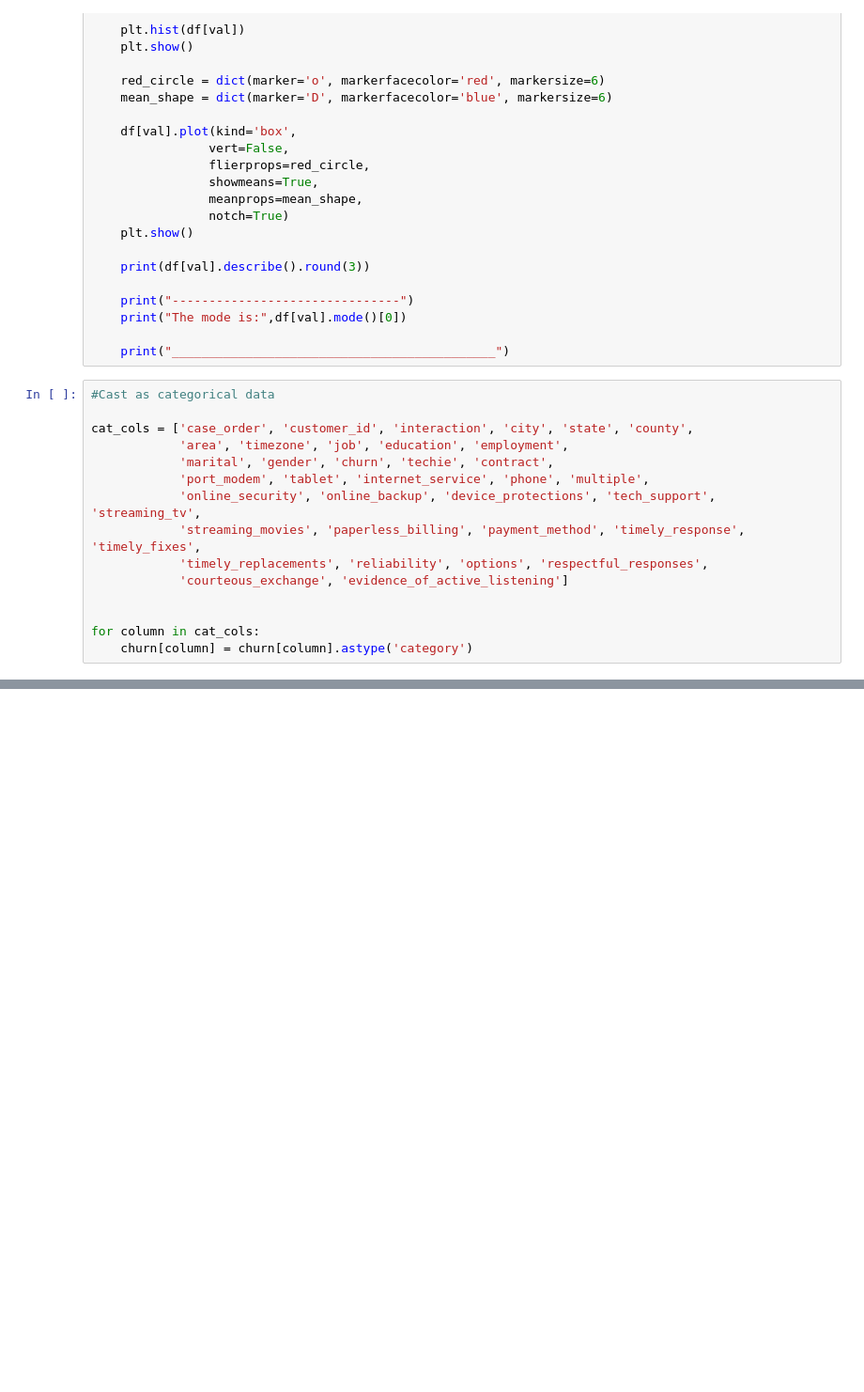
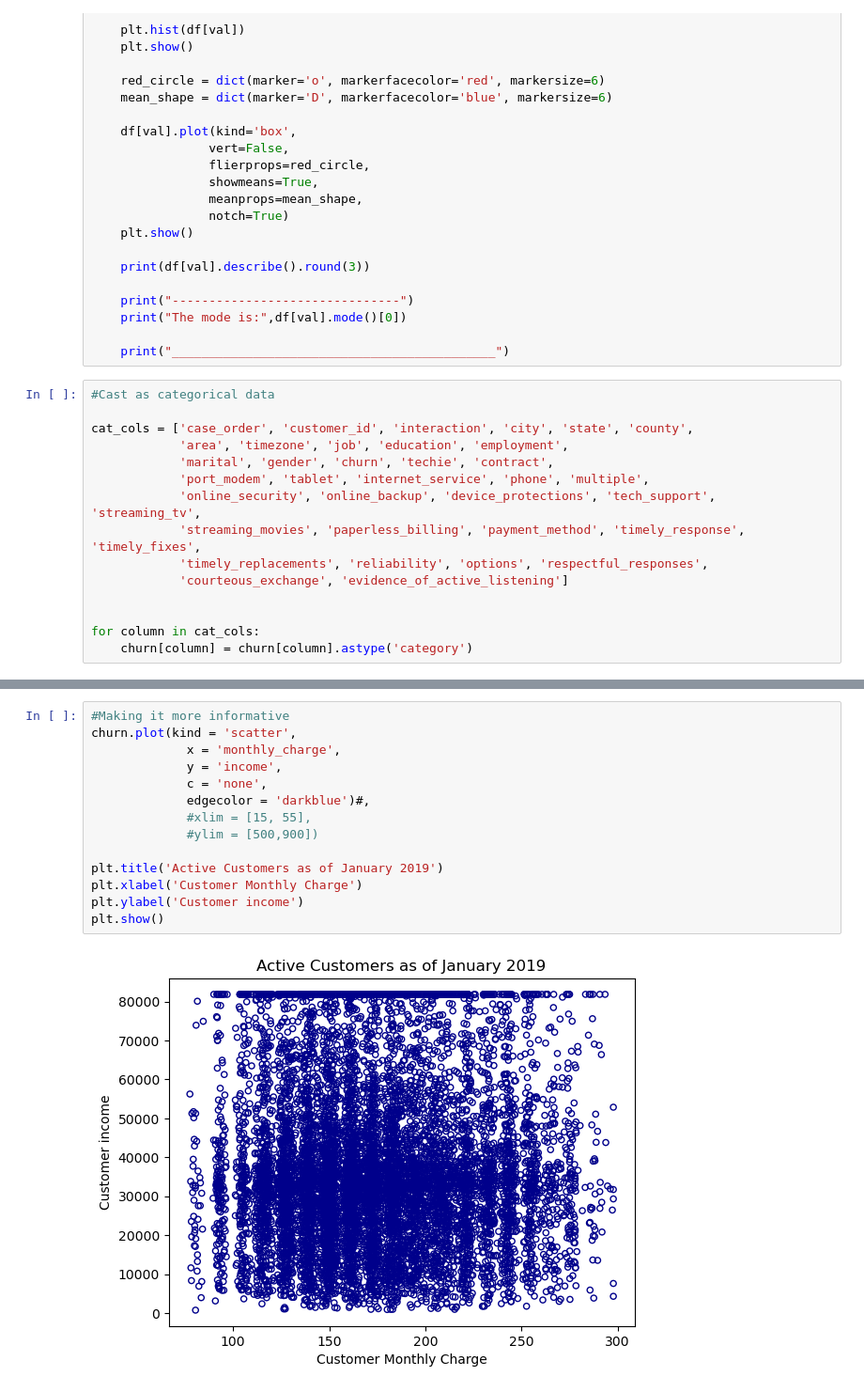
Before and after one commit to johnson80245/python, a Jupyter notebook: chun_analysis.ipynb, the cells around one changed output, grey strips where cells are left out. Shown at 94% size. Saved outputs shown, nothing was run; the diff lists cells and outputs as text; blank space fills up the shorter version.

```diff
--- a/chun_analysis.ipynb
+++ b/chun_analysis.ipynb
@@ -400,0 +376,16 @@ The Information Below is For: monthly_charge
+# %%
+#Making it more informative
+churn.plot(kind = 'scatter',
+             x = 'monthly_charge',
+             y = 'income',
+             c = 'none',
+             edgecolor = 'darkblue')#,
+             #xlim = [15, 55],
+             #ylim = [500,900])
+
+plt.title('Active Customers as of January 2019')
+plt.xlabel('Customer Monthly Charge')
+plt.ylabel('Customer income')
+plt.show()
+# %% [output]
+[figure, added]
```
Also changed, not shown: parts of 8 cells of this notebook, 1 other file.
